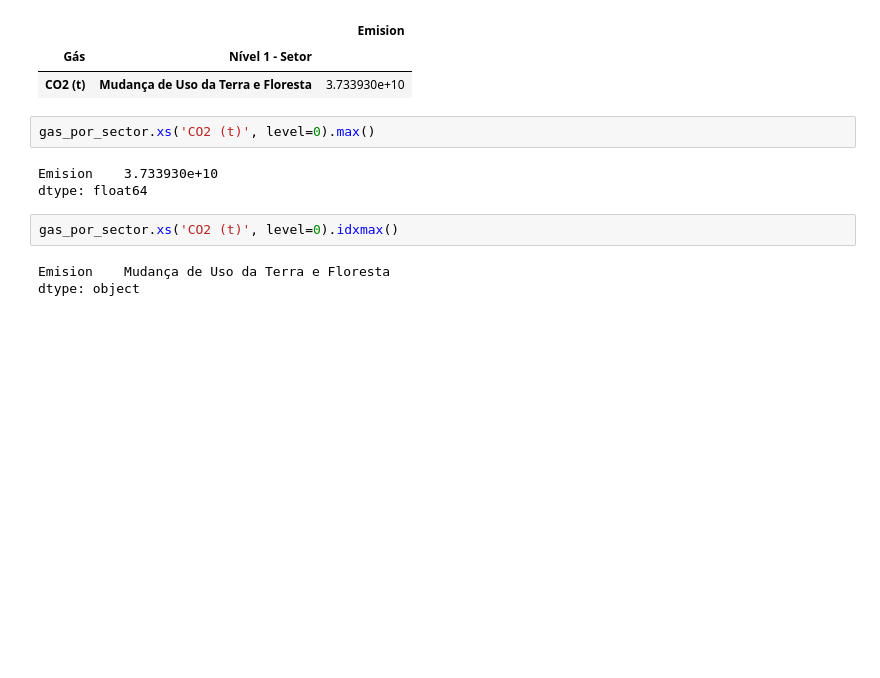
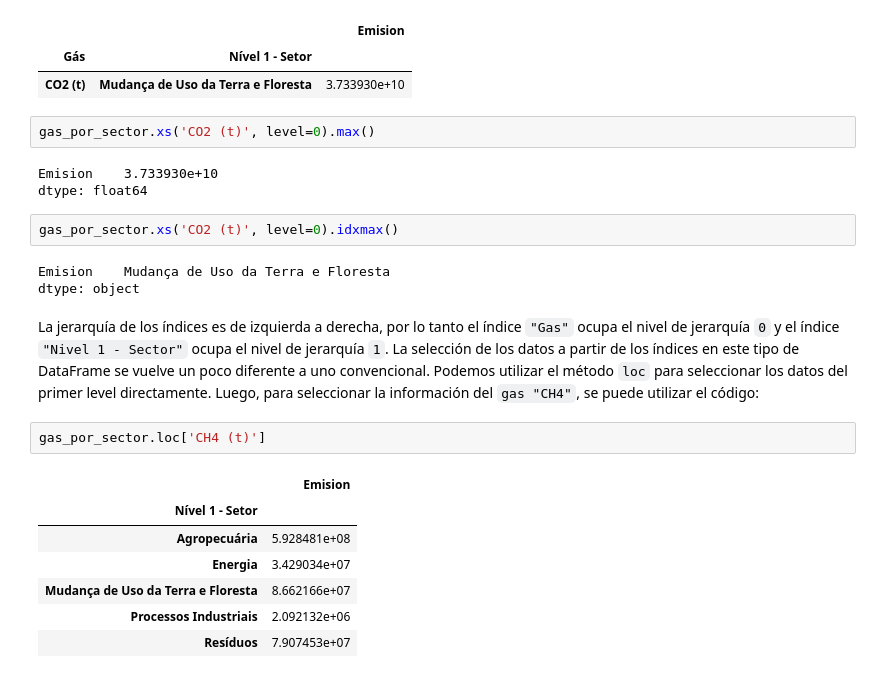
Before and after one commit to LejImkoaj/pandas_seleccionar_agrupar_datos, a Jupyter notebook: seleccion_agrupacion_de_datos.ipynb, the cells around one changed output. Drawn from its saved outputs; the diff is of its cells as text; blank space fills up the shorter version.

````diff
--- a/seleccion_agrupacion_de_datos.ipynb
+++ b/seleccion_agrupacion_de_datos.ipynb
@@ -501,3 +501,15 @@ gas_por_sector.xs('CO2 (t)', level=0).idxmax()
 # %% [output]
 Emision    Mudança de Uso da Terra e Floresta
 dtype: object
+# %% [markdown]
+La jerarquía de los índices es de izquierda a derecha, por lo tanto el índice ```"Gas"``` ocupa el nivel de jerarquía ```0``` y el índice ```"Nivel 1 - Sector"``` ocupa el nivel de jerarquía ```1```. La selección de los datos a partir de los índices en este tipo de DataFrame se vuelve un poco diferente a uno convencional. Podemos utilizar el método ```loc``` para seleccionar los datos del primer level directamente. Luego, para seleccionar la información del ```gas "CH4"```, se puede utilizar el código:
+# %%
+gas_por_sector.loc['CH4 (t)']
+# %% [output]
+|  | Emision |
+| Nível 1 - Setor |  |
+| Agropecuária | 5.928481e+08 |
+| Energia | 3.429034e+07 |
+| Mudança de Uso da Terra e Floresta | 8.662166e+07 |
+| Processos Industriais | 2.092132e+06 |
+| Resíduos | 7.907453e+07 |
````
Also changed, not shown: parts of 4 cells of this notebook.
